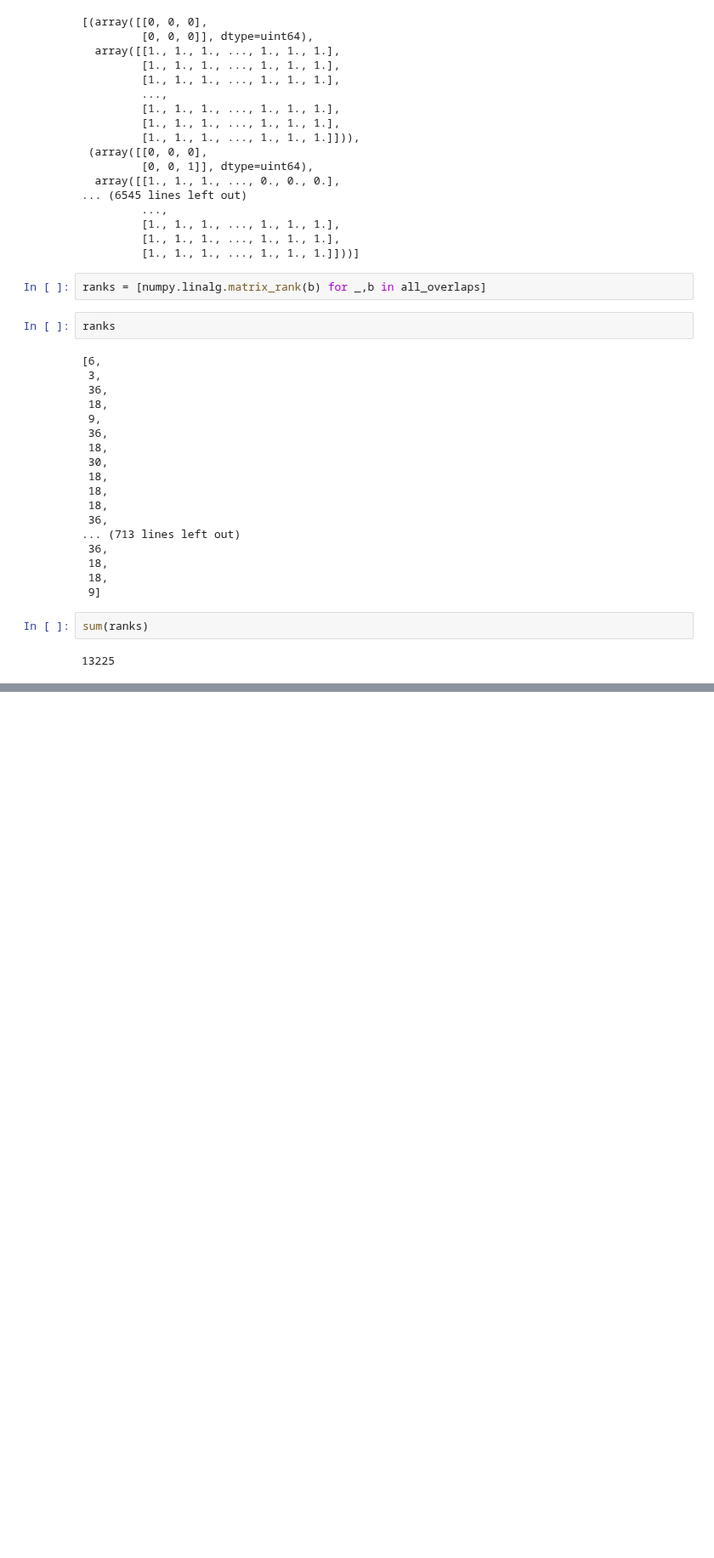
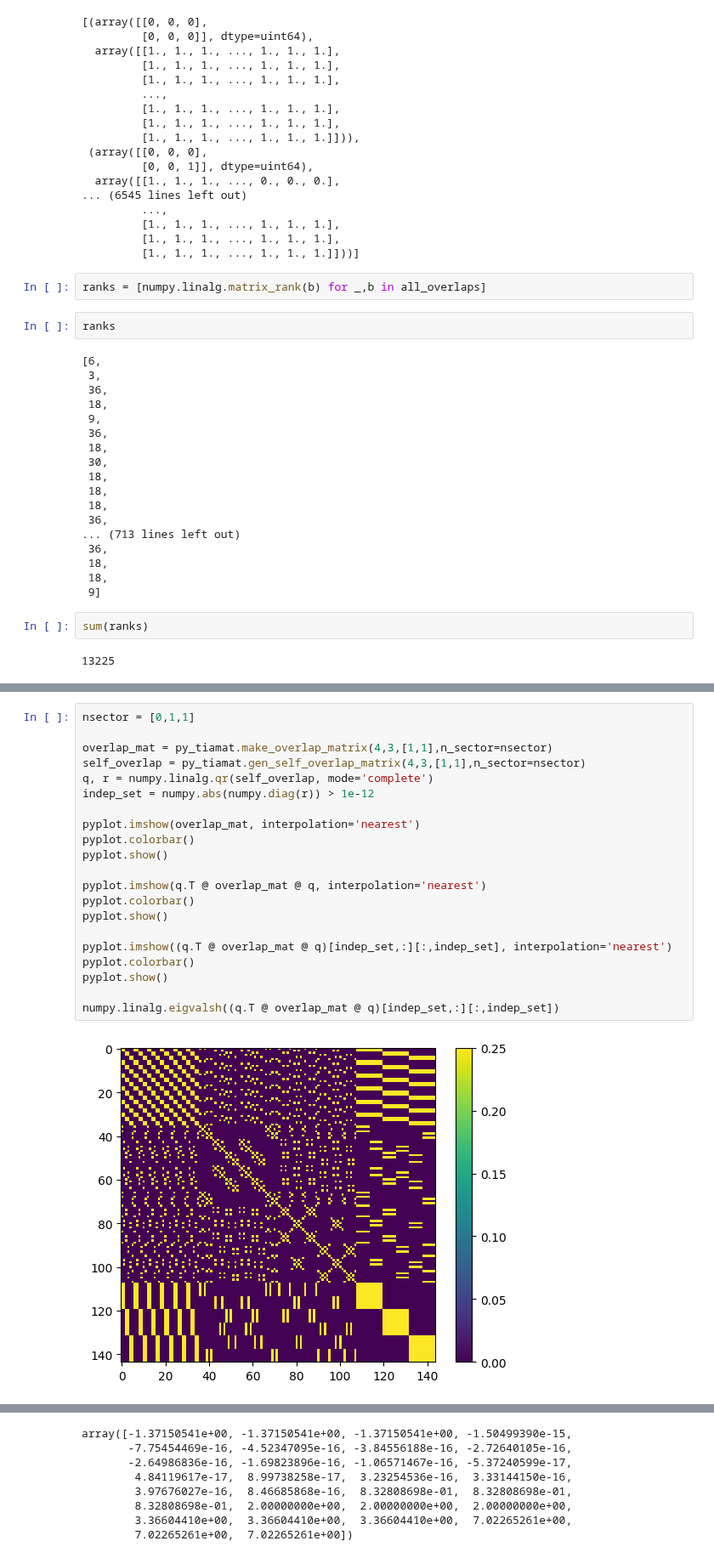
Before and after one commit to Renmusxd/TransferMat, a Jupyter notebook: Test.ipynb, the cells around one changed output, grey strips where cells are left out. Shown at 85% size. Drawn from its saved outputs; the diff is of its cells as text; blank space fills up the shorter version.

Commit message:
Overlap mat

```diff
--- a/Test.ipynb
+++ b/Test.ipynb
@@ -236,0 +243,23 @@ sum(ranks)
+# %%
+nsector = [0,1,1]
+
+overlap_mat = py_tiamat.make_overlap_matrix(4,3,[1,1],n_sector=nsector)
+self_overlap = py_tiamat.gen_self_overlap_matrix(4,3,[1,1],n_sector=nsector)
+q, r = numpy.linalg.qr(self_overlap, mode='complete')
+indep_set = numpy.abs(numpy.diag(r)) > 1e-12
+
+pyplot.imshow(overlap_mat, interpolation='nearest')
+pyplot.colorbar()
+pyplot.show()
+
+pyplot.imshow(q.T @ overlap_mat @ q, interpolation='nearest')
+pyplot.colorbar()
+pyplot.show()
+
+pyplot.imshow((q.T @ overlap_mat @ q)[indep_set,:][:,indep_set], interpolation='nearest')
+pyplot.colorbar()
+pyplot.show()
+
+numpy.linalg.eigvalsh((q.T @ overlap_mat @ q)[indep_set,:][:,indep_set])
+# %% [output]
+[figure, added]
@@ -236,0 +268,8 @@ sum(ranks)
+array([-1.37150541e+00, -1.37150541e+00, -1.37150541e+00, -1.50499390e-15,
+       -7.75454469e-16, -4.52347095e-16, -3.84556188e-16, -2.72640105e-16,
+       -2.64986836e-16, -1.69823896e-16, -1.06571467e-16, -5.37240599e-17,
+        4.84119617e-17,  8.99738258e-17,  3.23254536e-16,  3.33144150e-16,
+        3.97676027e-16,  8.46685868e-16,  8.32808698e-01,  8.32808698e-01,
+        8.32808698e-01,  2.00000000e+00,  2.00000000e+00,  2.00000000e+00,
+        3.36604410e+00,  3.36604410e+00,  3.36604410e+00,  7.02265261e+00,
+        7.02265261e+00,  7.02265261e+00])
```
Also changed, not shown: parts of 6 cells of this notebook, 1 other file.
